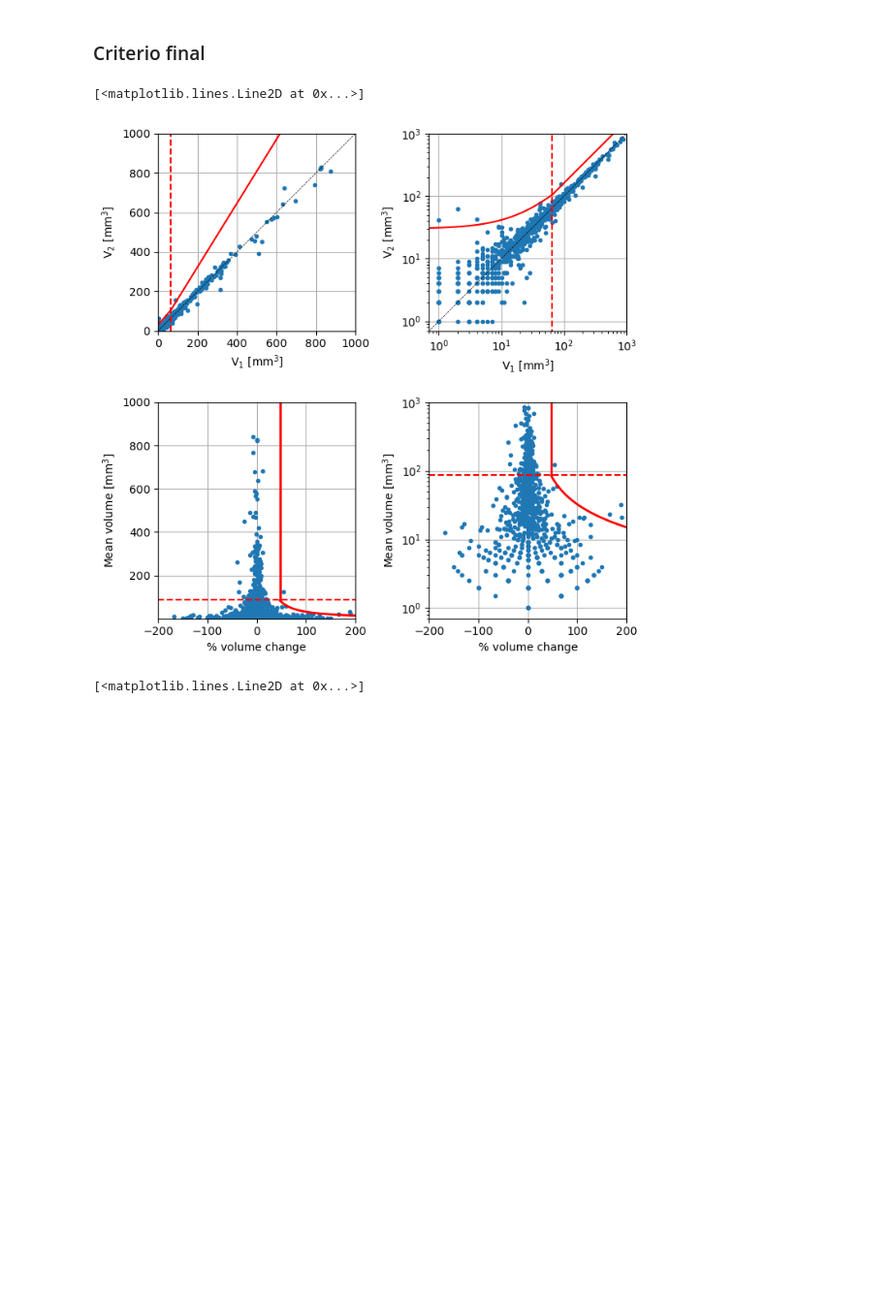
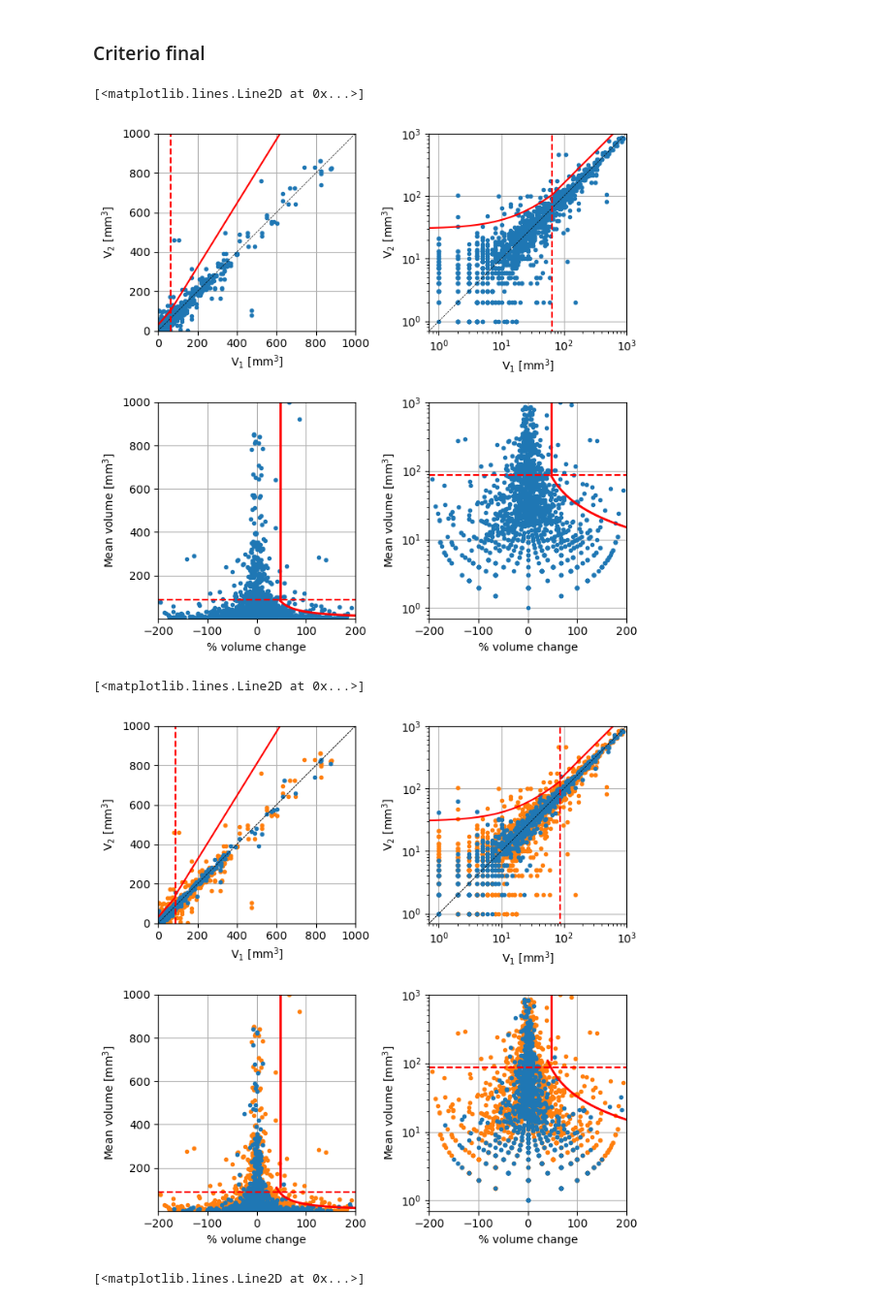
Before and after one commit to diegoshalom/entelai_threshold_finetuning, a Jupyter notebook: Preparando coloquio.ipynb, the cells around one changed output. Shown at 97% size. Saved outputs shown, nothing was run; the diff lists cells and outputs as text; code cells hidden in the pictures; blank space fills up the shorter version.

```diff
--- a/Preparando coloquio.ipynb
+++ b/Preparando coloquio.ipynb
@@ -510,9 +516,8 @@ h['h4'].legend()
 
 
 umbral = 65
-df_plot = df.query('samereso==1').copy()
+df_plot = df.query('samereso==0').copy()
 h = plot_v1v2_dvpdv(df_plot['vol1'],df_plot['vol2'],maxx=1000)
-
 
 x = np.linspace(umbral,1500,1000)
 AgregoRectaTramo(['h1','h2'],['h3','h4'],x,0,1.61692)
@@ -541,4 +546,72 @@ h['h4'].plot([-200,200],[umbral,umbral],'r--')
 # Agrego2sdExpFit(['h1','h2'],['h3','h4'],np.array([68,0.044,9.7]))
 # %% [output]
 [<matplotlib.lines.Line2D at 0x...>]
-[figure, old version]
+[figure, new version]
+# %%
+df_plot = df.query('samereso==0').copy()
+v1, v2 = df_plot['vol1'],df_plot['vol2']
+
+df_plot = df.query('samereso==1').copy()
+v3, v4 = df_plot['vol1'],df_plot['vol2']
+
+maxx=1000
+
+
+v1 = np.array(v1)
+v2 = np.array(v2)
+v3 = np.array(v3)
+v4 = np.array(v4)
+
+if maxx is None:
+    maxx = max(max(v1),max(v2))*1.05
+
+plt.figure()
+h=dict()
+h['fig'] = plt.gcf()
+h['fig'].set_size_inches(7, 7)
+
+h['h1'] = plt.subplot(221)
+# plotv1v2(v1,v2,maxx)
+plotv1v2(v1,v2,maxx,color=plt.get_cmap('tab10')(1))
+plotv1v2(v3,v4,maxx,color=plt.get_cmap('tab10')(0))
+
+
+h['h2'] = plt.subplot(222)
+# plotv1v2(v1,v2,maxx*1.3)
+plotv1v2(v1,v2,maxx*1.3,color=plt.get_cmap('tab10')(1))
+plotv1v2(v3,v4,maxx*1.3,color=plt.get_cmap('tab10')(0))
+
+plt.xscale('log')
+plt.yscale('log')
+plt.xlim([.7,maxx])
+plt.ylim([.7,maxx])
+
+h['h3'] = plt.subplot(223)
+# plotdvpdv(v1,v2)
+plotdvpdv(v1,v2,color=plt.get_cmap('tab10')(1))
+plotdvpdv(v3,v4,color=plt.get_cmap('tab10')(0))
+plt.ylim([.7,maxx])
+
+h['h4'] = plt.subplot(224)
+plotdvpdv(v1,v2,color=plt.get_cmap('tab10')(1))
+plotdvpdv(v3,v4,color=plt.get_cmap('tab10')(0))
+# plotdvpdv(v1,v2)
+plt.yscale('log')
+plt.ylim([.7,maxx])
+
+plt.tight_layout()
+
+
+x = np.linspace(umbral,1500,1000)
+AgregoRectaTramo(['h1','h2'],['h3','h4'],x,0,1.61692)
+x = np.linspace(0,umbral,1000)
+AgregoRectaTramo(['h1','h2'],['h3','h4'],x,30,1.1554)
+
+h['h1'].plot([umbral,umbral],[0,1500],'r--')
+h['h2'].plot([umbral,umbral],[0,1500],'r--')
+umbral = 100/1.1554 # esto sale de hcaer la cuenta, de proponer el umbral en V1 y
+h['h3'].plot([-200,200],[umbral,umbral],'r--')
+h['h4'].plot([-200,200],[umbral,umbral],'r--')
+# %% [output]
+[<matplotlib.lines.Line2D at 0x...>]
+[figure, added]
```
Also changed, not shown: parts of 2 cells of this notebook.
